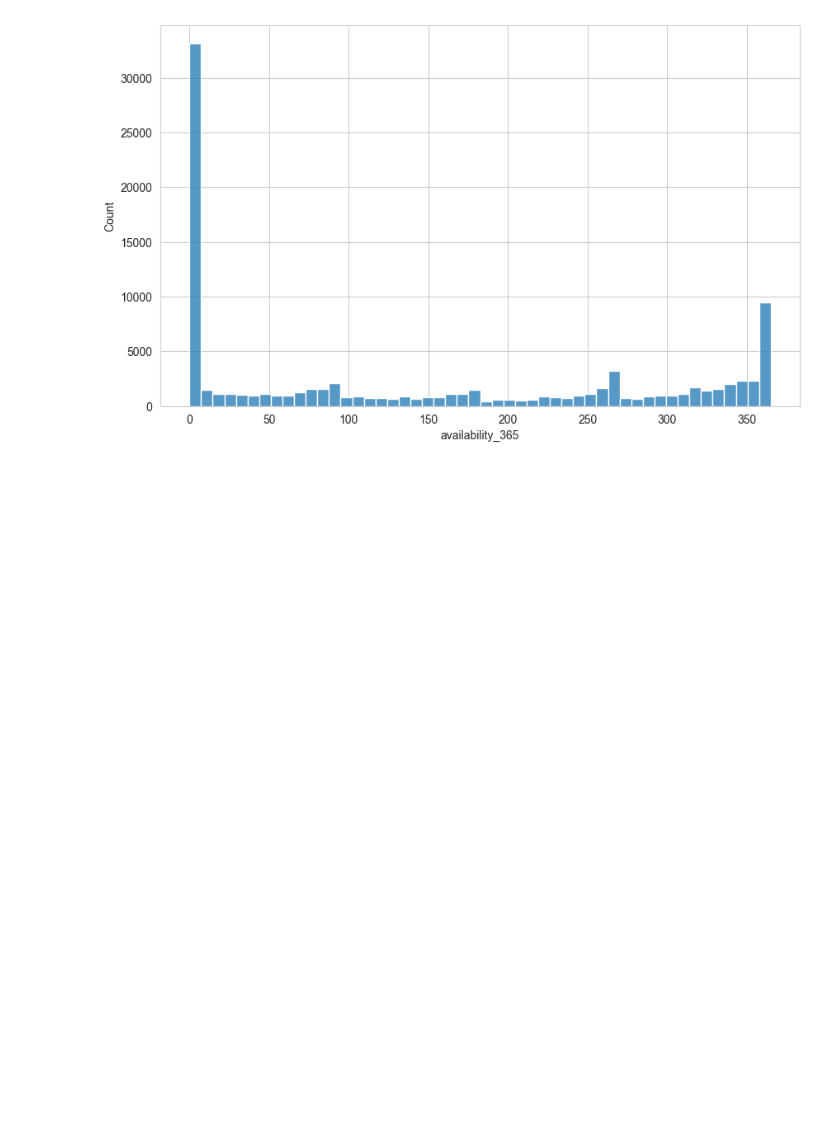
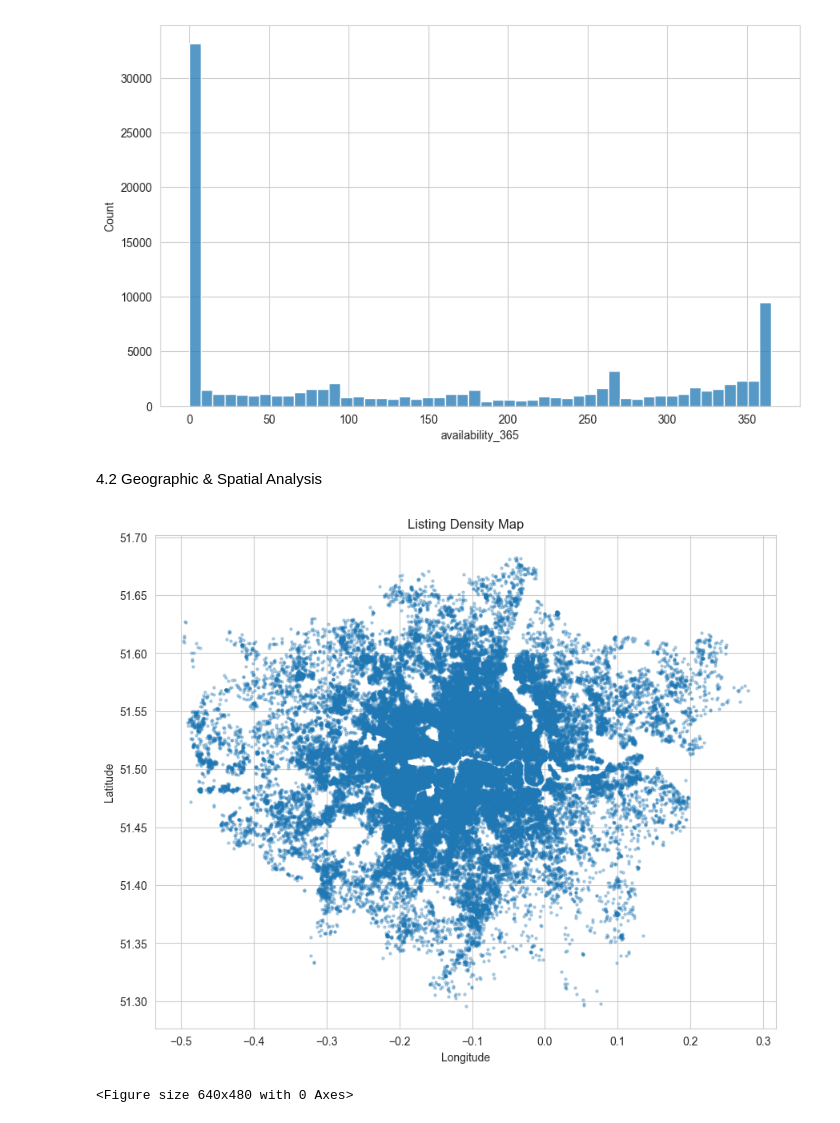
Before and after one commit to FathimaNafra/airbnb-data-engineering-project, a Jupyter notebook: notebooks/eda.ipynb, the cells around one changed output. Drawn from its saved outputs; the diff is of its cells as text; code cells hidden in the pictures; blank space fills up the shorter version.

Commit message:
Add listing density spatial analysis

```diff
--- a/notebooks/eda.ipynb
+++ b/notebooks/eda.ipynb
@@ -151,3 +151,30 @@ sns.histplot(
 plt.show()
 # %% [output]
 [figure]
+# %% [markdown]
+4.2 Geographic & Spatial Analysis
+# %%
+#Listing Density Map
+plt.figure(figsize=(10,8))
+
+plt.scatter(
+    master["longitude"],
+    master["latitude"],
+    alpha=0.3,
+    s=5
+)
+
+plt.title("Listing Density Map")
+plt.xlabel("Longitude")
+plt.ylabel("Latitude")
+
+plt.show()
+# %% [output]
+[figure, added]
+# %%
+plt.savefig(
+    "../reports/listing_density_map.png",
+    bbox_inches="tight"
+)
+# %% [output]
+<Figure size 640x480 with 0 Axes>
```
Also changed, not shown: 1 other file.
